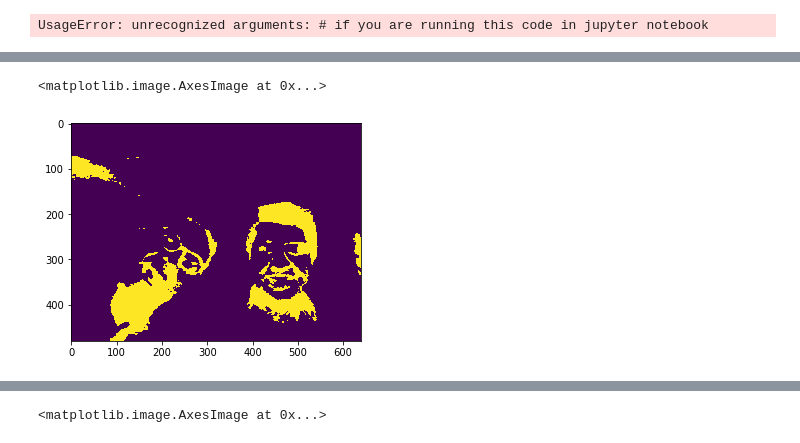
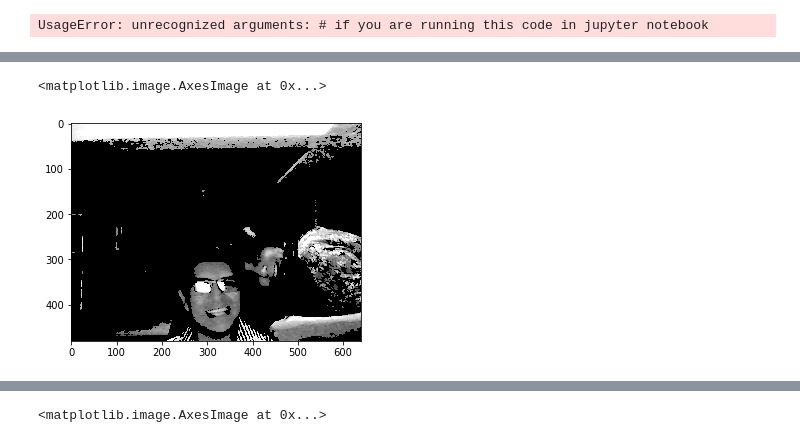
Before and after one commit to ramonapariciog/LIAPRE-Masters, a Jupyter notebook: Clases_PDI/Practica_OPENCV_IMAGENES.ipynb, the cells around one changed output, grey strips where cells are left out. Saved outputs shown, nothing was run; the diff lists cells and outputs as text; code cells hidden in the pictures.

Commit message:
trabajo con imagenes

```diff
--- a/Clases_PDI/Practica_OPENCV_IMAGENES.ipynb
+++ b/Clases_PDI/Practica_OPENCV_IMAGENES.ipynb
@@ -18,9 +27,7 @@ import matplotlib.pyplot as plt
 # %% [output]
 UsageError: unrecognized arguments: # if you are running this code in jupyter notebook
 # %%
-img = cv2.imread("/home/dramon/images/opencv18.png", 0) # reads image as grayscale
+img = cv2.imread("images/opencv29.png") # reads image as BGR
-# %%
-img = cv2.imread("/home/dramon/images/opencv18.png") # reads image as BGR
 # %%
 plt.figure()
 plt.imshow(img[:, :, 2], cmap="Reds_r")
@@ -62,6 +68,6 @@ plt.hist(img[:, :, 0].ravel(), bins=50)
 # %%
-mask = img[:, :, 0] < 50
-plt.imshow(mask)
+mask = img[:, :, 2] > 175
+plt.imshow(img[:, :, 0]*mask, cmap=plt.cm.gray)
 # %% [output]
 <matplotlib.image.AxesImage at 0x...>
-[figure, old version]
+[figure, new version]
```
Also changed, not shown: parts of 17 cells of this notebook, 1 other file.
